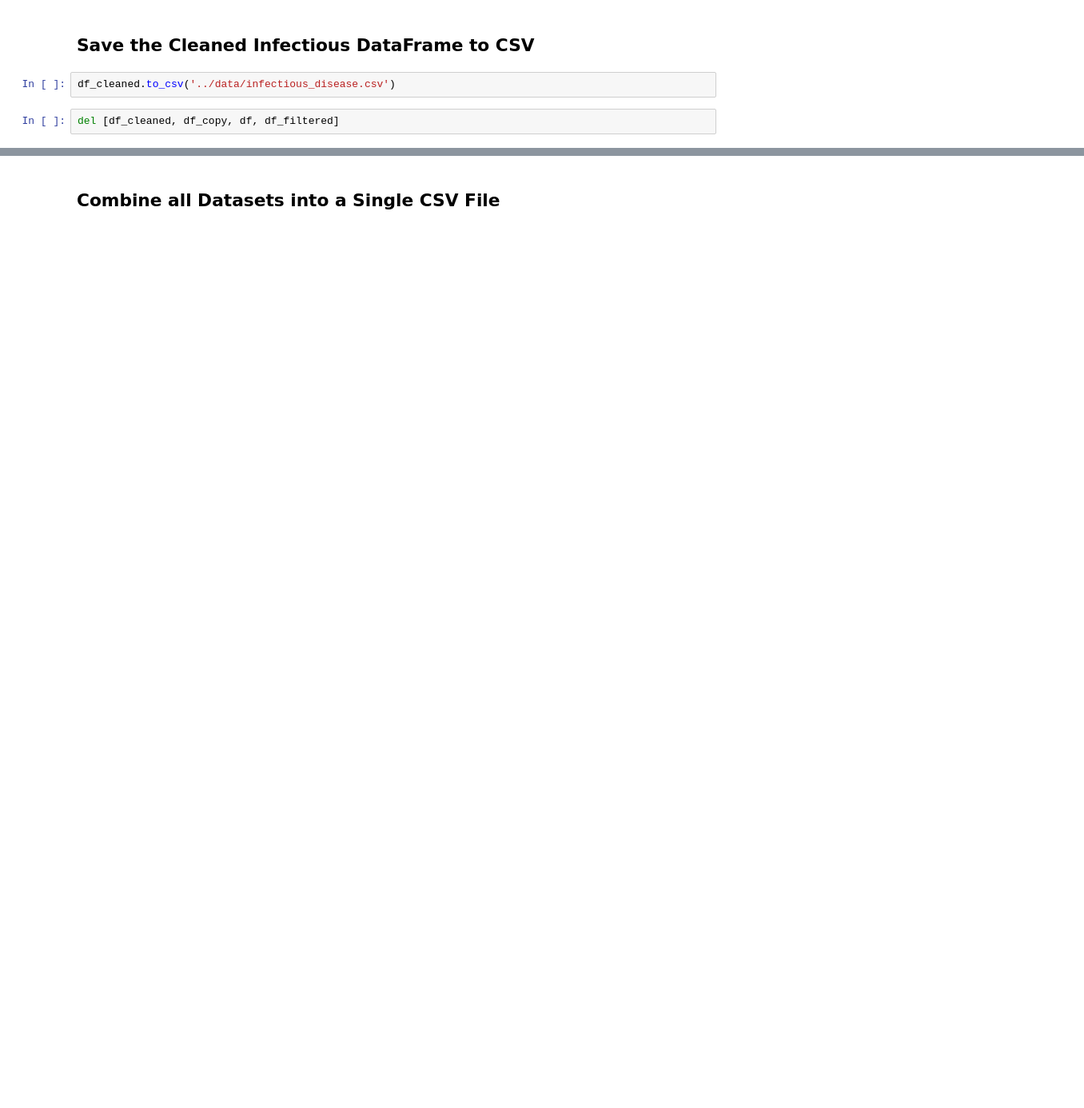
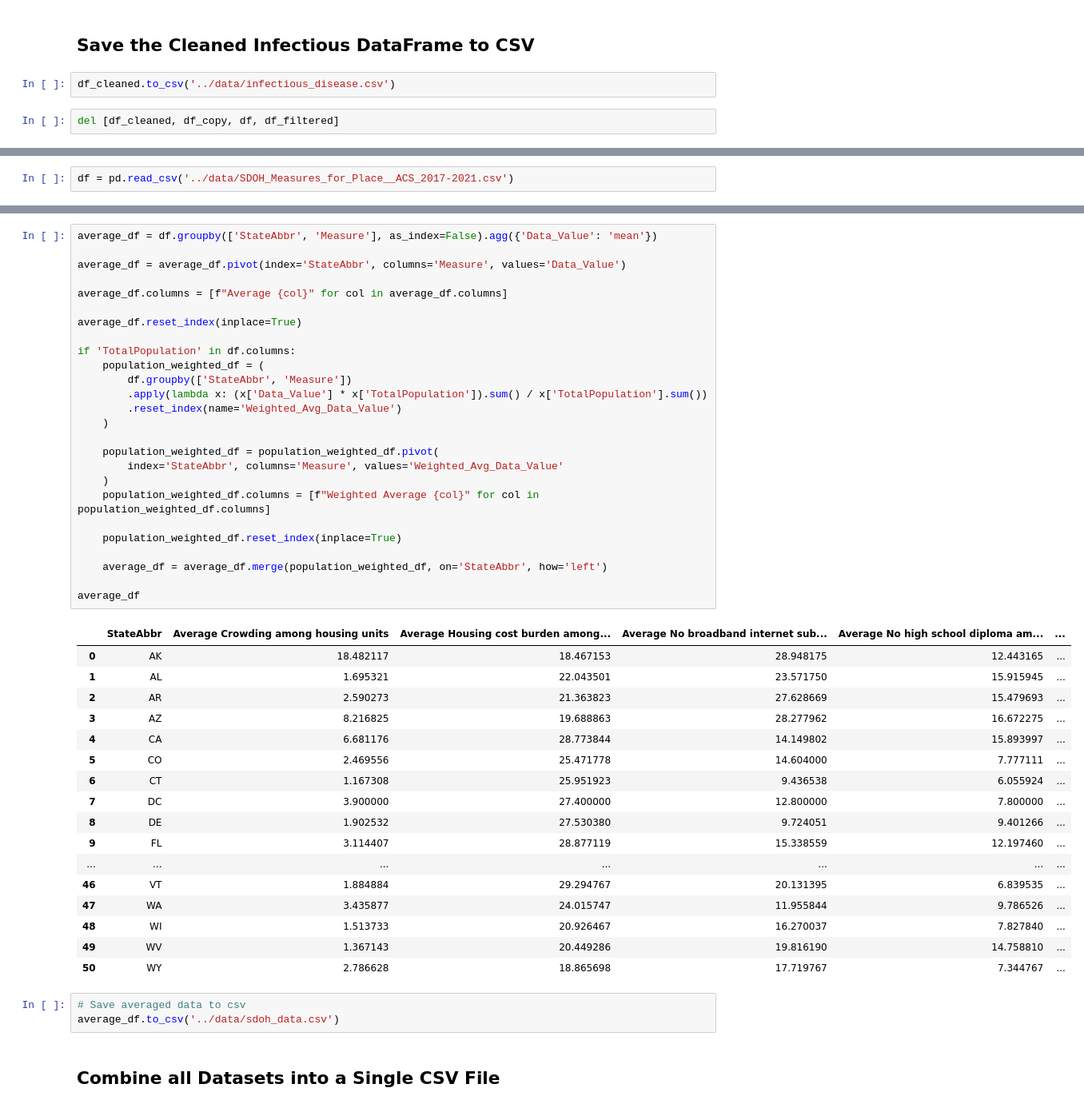
Before and after one commit to ChristopherHoward1/Public-Health-Tracker-Advisory-Chatbot, a Jupyter notebook: notebooks/EDA.ipynb, the cells around one changed output, grey strips where cells are left out. Shown at 80% size. Cells and saved outputs as stored; diff of their text form; blank space fills up the shorter version.

```diff
--- a/notebooks/EDA.ipynb
+++ b/notebooks/EDA.ipynb
@@ -691,0 +716,2 @@ del [df_cleaned, df_copy, df, df_filtered]
+# %%
+df = pd.read_csv('../data/SDOH_Measures_for_Place__ACS_2017-2021.csv')
@@ -692,3 +753,50 @@ del [df_cleaned, df_copy, df, df_filtered]
+# %%
+average_df = df.groupby(['StateAbbr', 'Measure'], as_index=False).agg({'Data_Value': 'mean'})
+
+average_df = average_df.pivot(index='StateAbbr', columns='Measure', values='Data_Value')
+
+average_df.columns = [f"Average {col}" for col in average_df.columns]
+
+average_df.reset_index(inplace=True)
+
+if 'TotalPopulation' in df.columns:
+    population_weighted_df = (
+        df.groupby(['StateAbbr', 'Measure'])
+        .apply(lambda x: (x['Data_Value'] * x['TotalPopulation']).sum() / x['TotalPopulation'].sum())
+        .reset_index(name='Weighted_Avg_Data_Value')
+    )
+
+    population_weighted_df = population_weighted_df.pivot(
+        index='StateAbbr', columns='Measure', values='Weighted_Avg_Data_Value'
+    )
+    population_weighted_df.columns = [f"Weighted Average {col}" for col in population_weighted_df.columns]
+
+    population_weighted_df.reset_index(inplace=True)
+
+    average_df = average_df.merge(population_weighted_df, on='StateAbbr', how='left')
+
+average_df
+# %% [output]
+|  | StateAbbr | Average Crowding among housing units | Average Housing cost burden among... | Average No broadband internet sub... | Average No high school diploma am... | ... |
+| 0 | AK | 18.482117 | 18.467153 | 28.948175 | 12.443165 | ... |
+| 1 | AL | 1.695321 | 22.043501 | 23.571750 | 15.915945 | ... |
+| 2 | AR | 2.590273 | 21.363823 | 27.628669 | 15.479693 | ... |
+| 3 | AZ | 8.216825 | 19.688863 | 28.277962 | 16.672275 | ... |
+| 4 | CA | 6.681176 | 28.773844 | 14.149802 | 15.893997 | ... |
+| 5 | CO | 2.469556 | 25.471778 | 14.604000 | 7.777111 | ... |
+| 6 | CT | 1.167308 | 25.951923 | 9.436538 | 6.055924 | ... |
+| 7 | DC | 3.900000 | 27.400000 | 12.800000 | 7.800000 | ... |
+| 8 | DE | 1.902532 | 27.530380 | 9.724051 | 9.401266 | ... |
+| 9 | FL | 3.114407 | 28.877119 | 15.338559 | 12.197460 | ... |
+| ... | ... | ... | ... | ... | ... | ... |
+| 46 | VT | 1.884884 | 29.294767 | 20.131395 | 6.839535 | ... |
+| 47 | WA | 3.435877 | 24.015747 | 11.955844 | 9.786526 | ... |
+| 48 | WI | 1.513733 | 20.926467 | 16.270037 | 7.827840 | ... |
+| 49 | WV | 1.367143 | 20.449286 | 19.816190 | 14.758810 | ... |
+| 50 | WY | 2.786628 | 18.865698 | 17.719767 | 7.344767 | ... |
+# %%
+# Save averaged data to csv
+average_df.to_csv('../data/sdoh_data.csv')
 # %% [markdown]
 ## Combine all Datasets into a Single CSV File
 # %%
```
Also changed, not shown: parts of 20 cells of this notebook, 6 other files.
